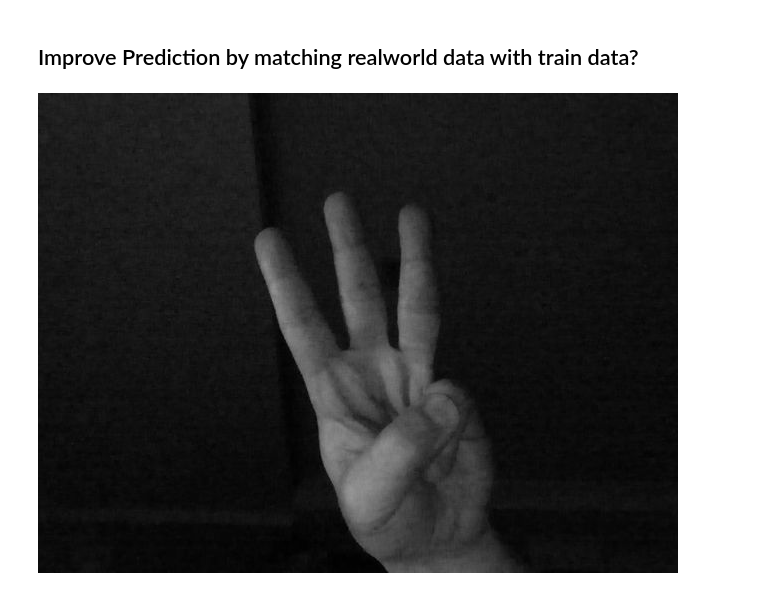
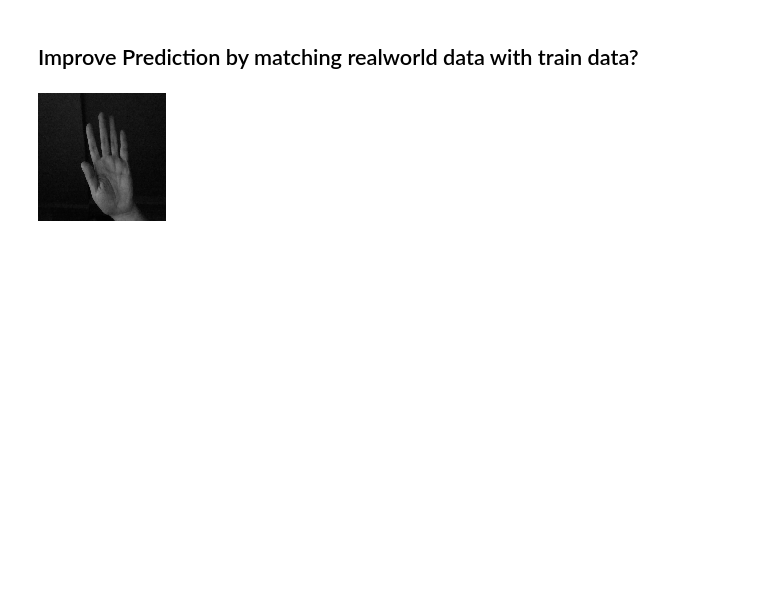
Before and after one commit to butchland/fastai_nb_explorations, a Jupyter notebook: TestKoryakinFingersModel.ipynb, the cells around one changed output. Cells and saved outputs as stored; diff of their text form; code cells hidden in the pictures; blank space fills up the shorter version.

Commit message:
Update TestKoryakinFIngersModel notebook

```diff
--- a/TestKoryakinFingersModel.ipynb
+++ b/TestKoryakinFingersModel.ipynb
@@ -96,9 +130,9 @@ pred_results = [learner.predict(o)[0] for o in test_imgs];(pred_results,expected
 # %% [markdown]
 ## Improve Prediction by matching realworld data with train data?
 # %%
-sm_bw_test_imgs = [PILIMage(PILImageBW.create(o).reshape(128,128)) for o in test_img_files]; sm_bw_test_imgs[2]
+sm_bw_test_imgs = [PILImage(PILImageBW.create(o).reshape(128,128)) for o in test_img_files]; sm_bw_test_imgs[2]
 # %% [output]
-[figure, old version]
+[figure, new version]
 # %%
 pred_results2 = [learner.predict(o)[0] for o in sm_bw_test_imgs];(pred_results2,expected_results)
 # %% [output]
```
Also changed, not shown: parts of 14 cells of this notebook.
